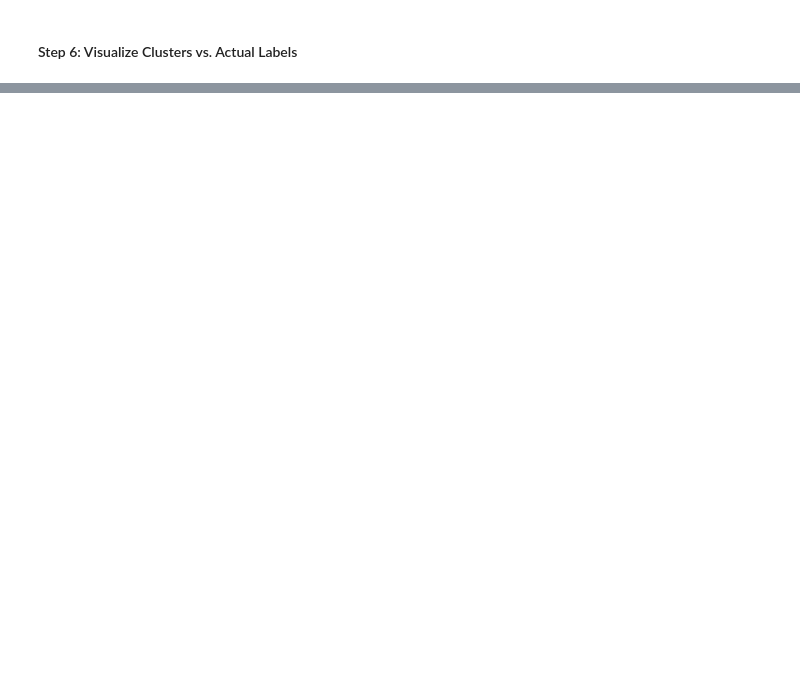
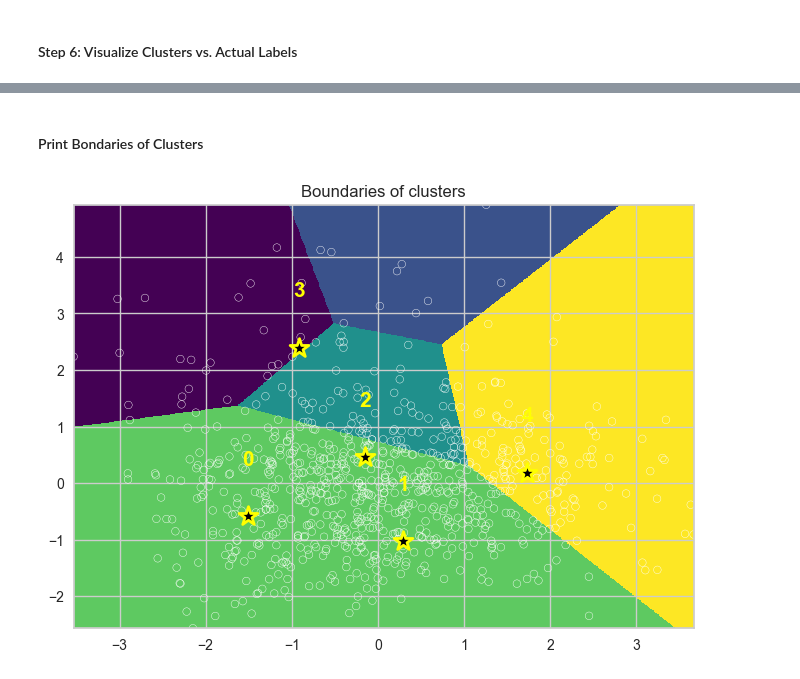
Before and after one commit to qmer05/bi-heart-attack-exam-project, a Jupyter notebook: sprint_3_data_modelling/k_means_clustering.ipynb, the cells around one changed output, grey strips where cells are left out. Saved outputs shown, nothing was run; the diff lists cells and outputs as text; code cells hidden in the pictures; blank space fills up the shorter version.

```diff
--- a/sprint_3_data_modelling/k_means_clustering.ipynb
+++ b/sprint_3_data_modelling/k_means_clustering.ipynb
@@ -195,0 +326,2 @@ Cluster 4: (136, 2)
+# %% [markdown]
+#### Print Bondaries of Clusters
@@ -195,0 +344,46 @@ Cluster 4: (136, 2)
+# %%
+# Fit KMeans on PCA-reduced data (2D)
+kmeans_pca = KMeans(n_clusters=5, random_state=42)
+kmeans_pca.fit(X_pca)
+
+# Predict cluster labels for all the points on the grid
+# ravel() returns 1D-array
+xx = x_vals.ravel()
+yy = y_vals.ravel()
+
+# np.c_ concatenates the arguments
+labels = kmeans_pca.predict(np.c_[xx, yy])
+labels = labels.reshape(x_vals.shape)
+# %%
+# Plot the clusters
+# create new plot area
+plt.figure()
+# clear the plot area
+plt.clf()
+
+plt.title('Boundaries of clusters')
+
+# plot the frame
+plt.xlim(x_min, x_max)
+plt.ylim(y_min, y_max)
+
+# plot the clusters
+plt.imshow(labels, interpolation='nearest',
+           extent=(x_vals.min(), x_vals.max(), y_vals.min(), y_vals.max()),
+           cmap='viridis', aspect='auto')
+# plot the points as they belong to the clusters
+# Also plot PCA points, not original features
+plt.scatter(X_pca[:, 0], X_pca[:, 1], marker='o', facecolors='none', edgecolors='white', s=30)
+
+# plot the centroids
+centers = kmeans_pca.cluster_centers_
+plt.scatter(centers[:, 0], centers[:, 1], s=200, linewidths=2, color='yellow', marker='*', zorder=3, facecolors='black')
+
+# annotate the centroids
+for i, center in enumerate(centers):
+    plt.annotate(i, center + [0.0, 1.0],
+                 size=15, zorder=1, color='yellow', weight='bold',
+                 horizontalalignment='center', verticalalignment='center')
+plt.show()
+# %% [output]
+[figure, added]
```
Also changed, not shown: parts of 36 cells of this notebook.
